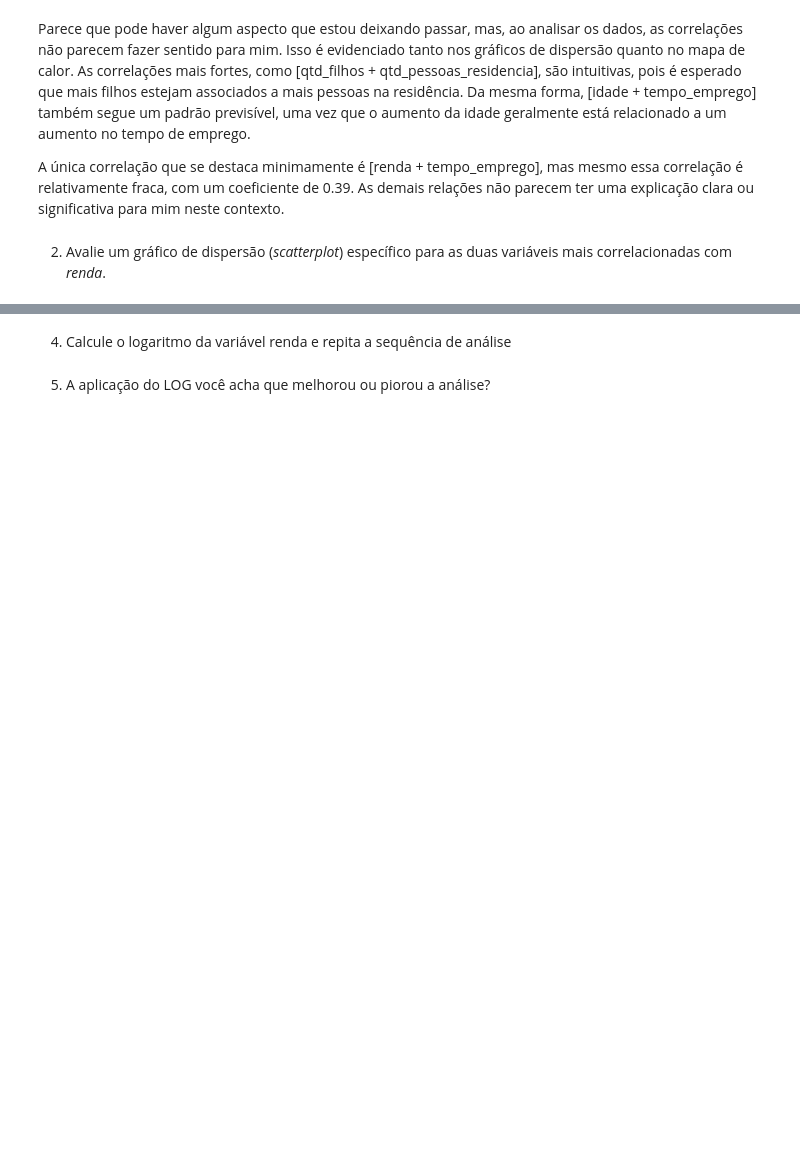
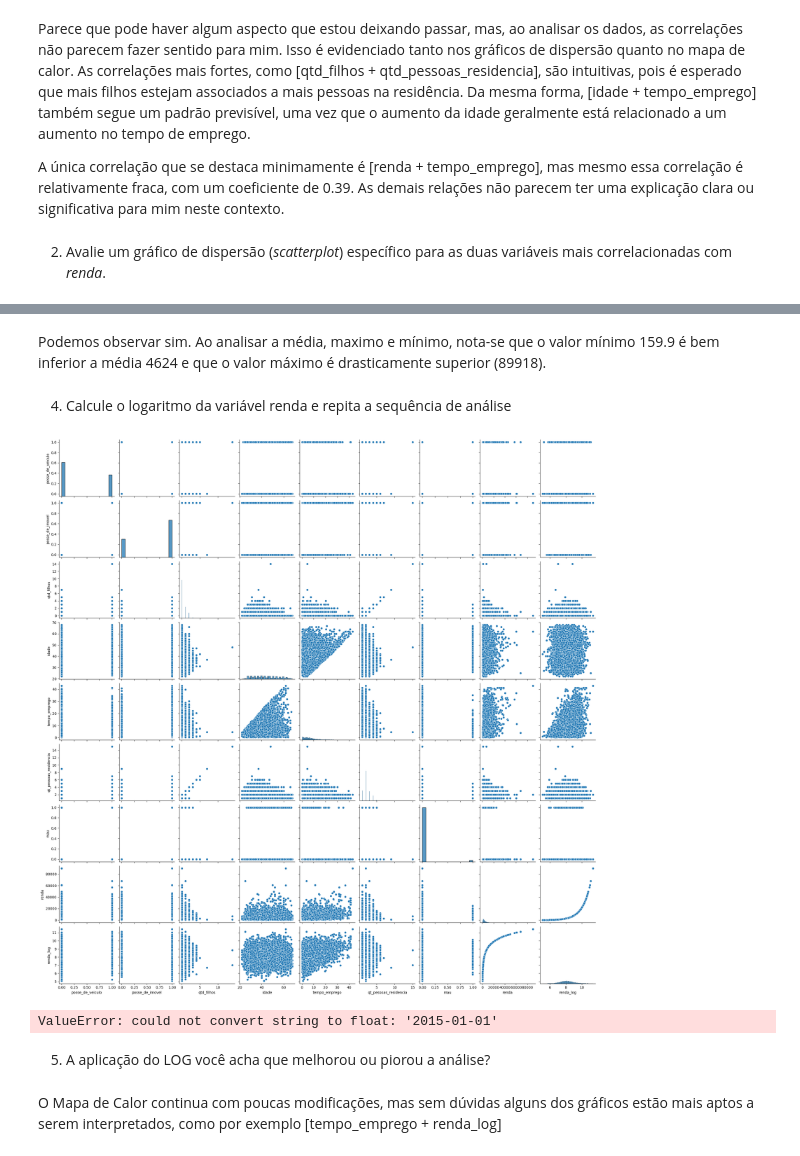
Before and after one commit to giveuperror/modulo-10, a Jupyter notebook: Profissao-Cientista de Dados_M10_support material_assignment01.ipynb, the cells around one changed output, grey strips where cells are left out. Drawn from its saved outputs; the diff is of its cells as text; code cells hidden in the pictures; blank space fills up the shorter version.

```diff
--- a/Profissao-Cientista de Dados_M10_support material_assignment01.ipynb
+++ b/Profissao-Cientista de Dados_M10_support material_assignment01.ipynb
@@ -85,4 +99,29 @@ ValueError: could not convert string to float: '2015-01-01'
+# %% [markdown]
+Podemos observar sim. Ao analisar a média, maximo e mínimo, nota-se que o valor mínimo 159.9 é bem inferior a média 4624 e que o valor máximo é drasticamente superior (89918).
 # %% [markdown]
 4) Calcule o logaritmo da variável renda e repita a sequência de análise
+# %%
+# Calculando o logaritmo da variável "renda"
+df['renda_log'] = df['renda'].apply(lambda x: None if x <= 0 else round(math.log(x), 2))
+
+# df.drop(columns=['Unnamed: 0', 'index'], inplace=True)
+
+# Avaliando a estrutura de correlação das variáveis quantitativas através de um gráfico de matriz de dispersão
+sns.pairplot(df)
+plt.show()
+
+# Calculando a matriz de correlações
+correlation_matrix = df.corr()
+
+# Plotando a matriz de correlações em um mapa de calor
+plt.figure(figsize=(10, 8))
+sns.heatmap(correlation_matrix, annot=True, cmap='coolwarm', fmt=".2f")
+plt.title('Matriz de Correlações')
+plt.show()
+# %% [output]
+[figure, added]
+ValueError: could not convert string to float: '2015-01-01'
 # %% [markdown]
 5) A aplicação do LOG você acha que melhorou ou piorou a análise?
+# %% [markdown]
+O Mapa de Calor continua com poucas modificações, mas sem dúvidas alguns dos gráficos estão mais aptos a serem interpretados, como por exemplo [tempo_emprego + renda_log]
```
Also changed, not shown: parts of 3 cells of this notebook, 1 other file.
